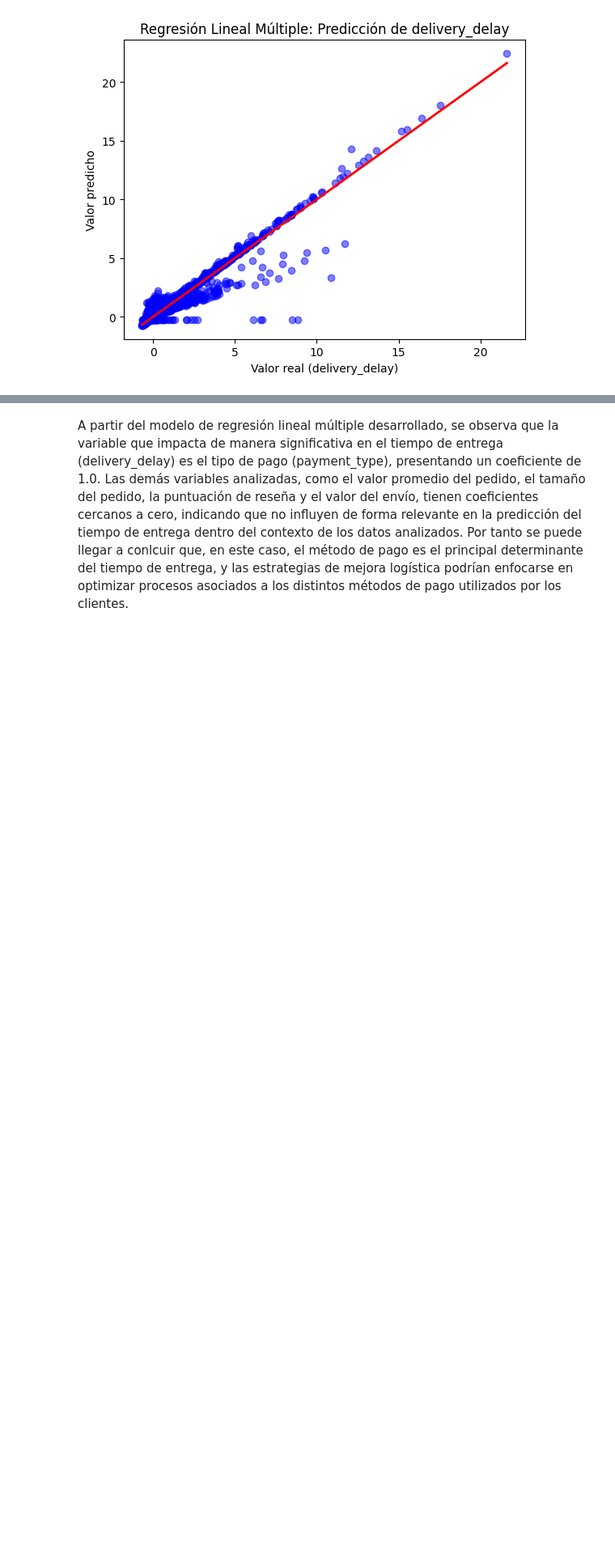
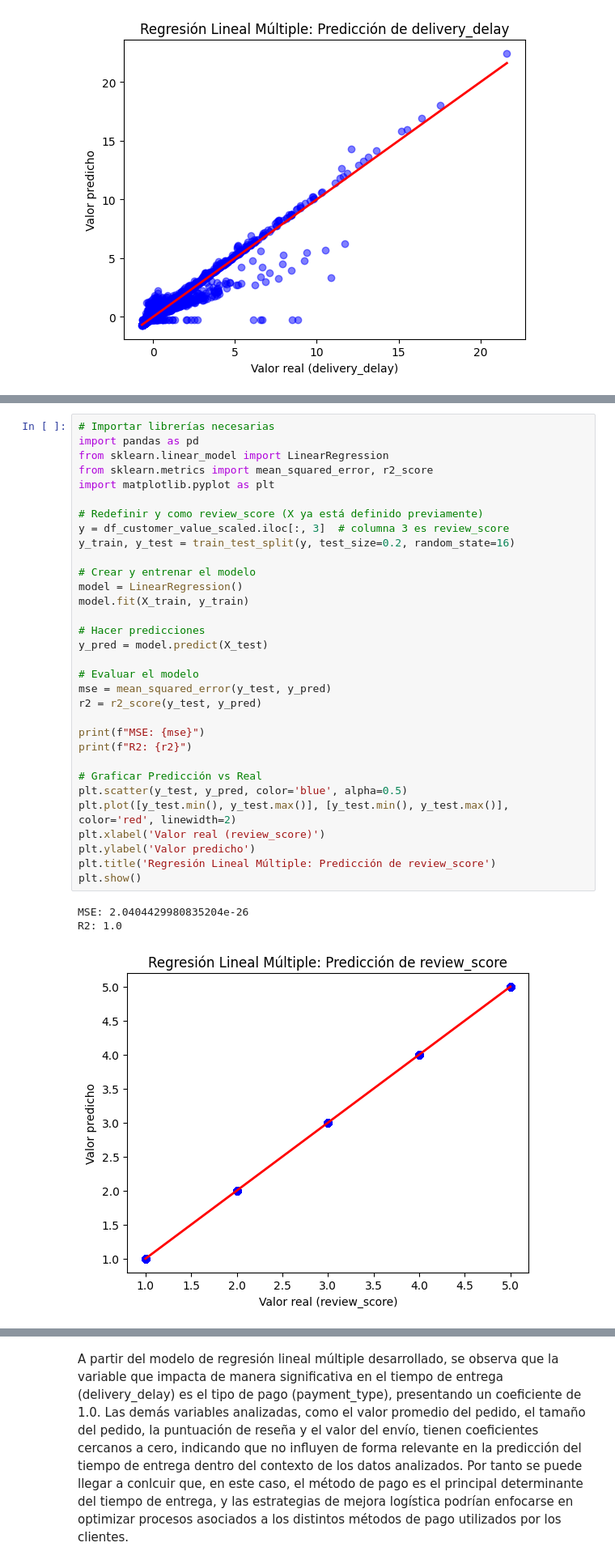
Before and after one commit to paulabaal12/PROY3-DM, a Jupyter notebook: Entrega 2/main.ipynb, the cells around one changed output, grey strips where cells are left out. Shown: that part at 81% size. Drawn from its saved outputs; the diff is of its cells as text; blank space fills up the shorter version.

```diff
--- a/Entrega 2/main.ipynb
+++ b/Entrega 2/main.ipynb
@@ -208,3 +236,39 @@ R2: 0.9425964880041231
+# %%
+# Importar librerías necesarias
+import pandas as pd
+from sklearn.linear_model import LinearRegression
+from sklearn.metrics import mean_squared_error, r2_score
+import matplotlib.pyplot as plt
+
+# Redefinir y como review_score (X ya está definido previamente)
+y = df_customer_value_scaled.iloc[:, 3]  # columna 3 es review_score
+y_train, y_test = train_test_split(y, test_size=0.2, random_state=16)
+
+# Crear y entrenar el modelo
+model = LinearRegression()
+model.fit(X_train, y_train)
+
+# Hacer predicciones
+y_pred = model.predict(X_test)
+
+# Evaluar el modelo
+mse = mean_squared_error(y_test, y_pred)
+r2 = r2_score(y_test, y_pred)
+
+print(f"MSE: {mse}")
+print(f"R2: {r2}")
+
+# Graficar Predicción vs Real
+plt.scatter(y_test, y_pred, color='blue', alpha=0.5)
+plt.plot([y_test.min(), y_test.max()], [y_test.min(), y_test.max()], color='red', linewidth=2)
+plt.xlabel('Valor real (review_score)')
+plt.ylabel('Valor predicho')
+plt.title('Regresión Lineal Múltiple: Predicción de review_score')
+plt.show()
+# %% [output]
+MSE: 2.0404429980835204e-26
+R2: 1.0
+[figure, added]
 # %%
 # Obtener importancia de las variables (coeficientes)
 import numpy as np
```
Also changed, not shown: parts of 5 cells of this notebook.
